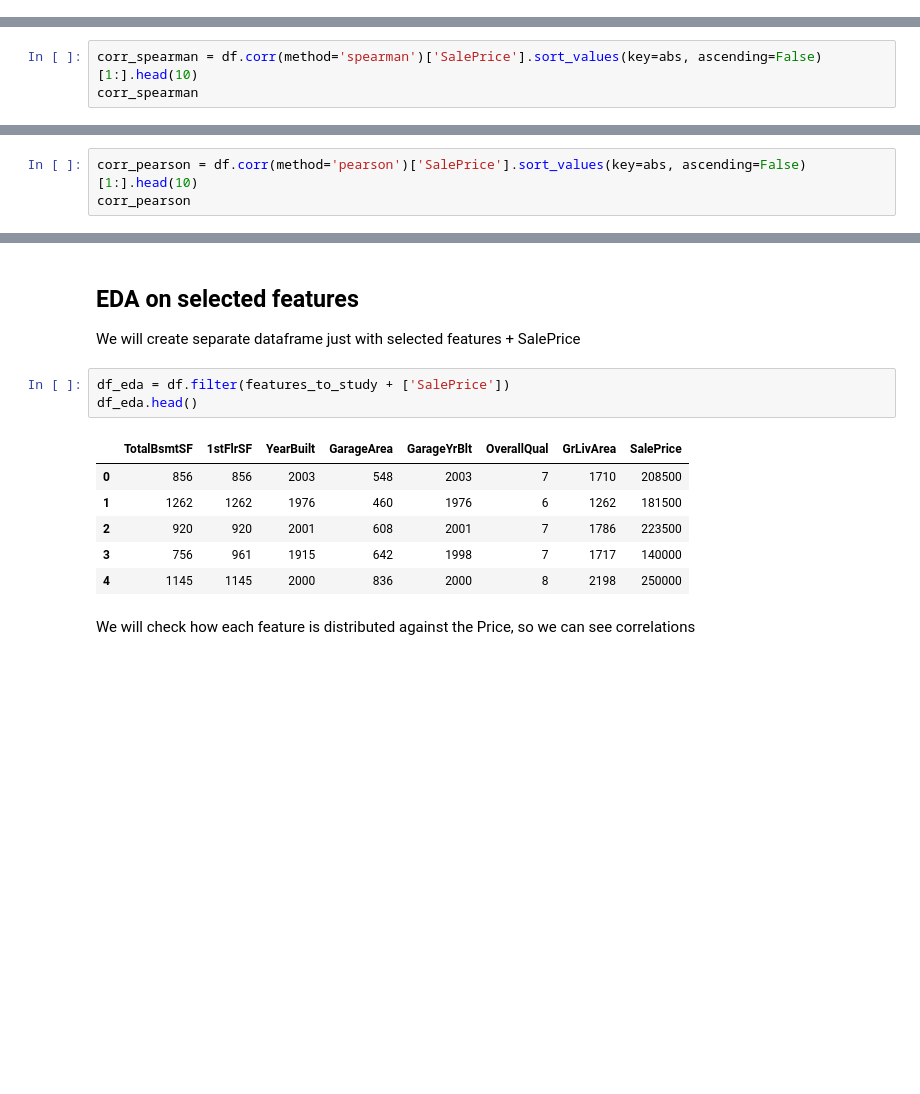
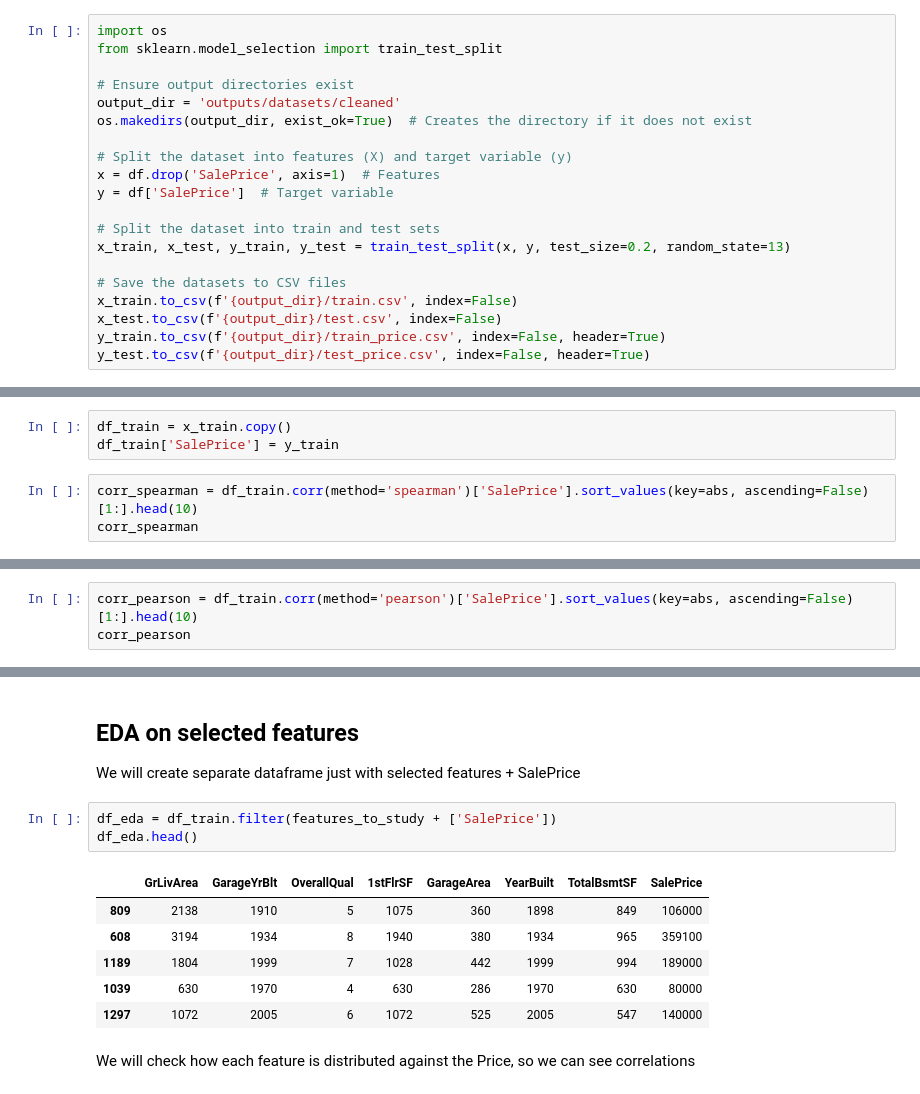
Before and after one commit to Tomosius/heritage_houses_p5, a Jupyter notebook: jupyter_notebooks/03_Data_Cleaning.ipynb, the cells around one changed output, grey strips where cells are left out. Drawn from its saved outputs; the diff is of its cells as text; blank space fills up the shorter version.

```diff
--- a/jupyter_notebooks/03_Data_Cleaning.ipynb
+++ b/jupyter_notebooks/03_Data_Cleaning.ipynb
@@ -142,8 +143,31 @@ df = pd.read_csv('inputs/datasets/cleaning/clean_finished.csv')
+# %%
+import os
+from sklearn.model_selection import train_test_split
+
+# Ensure output directories exist
+output_dir = 'outputs/datasets/cleaned'
+os.makedirs(output_dir, exist_ok=True)  # Creates the directory if it does not exist
+
+# Split the dataset into features (X) and target variable (y)
+x = df.drop('SalePrice', axis=1)  # Features
+y = df['SalePrice']  # Target variable
+
+# Split the dataset into train and test sets
+x_train, x_test, y_train, y_test = train_test_split(x, y, test_size=0.2, random_state=13)
+
+# Save the datasets to CSV files
+x_train.to_csv(f'{output_dir}/train.csv', index=False)
+x_test.to_csv(f'{output_dir}/test.csv', index=False)
+y_train.to_csv(f'{output_dir}/train_price.csv', index=False, header=True)
+y_test.to_csv(f'{output_dir}/test_price.csv', index=False, header=True)
 # %% [markdown]
 ## Correlation Study
 
 We will explore correlation (pearson and spearman methods) of Sales Price and all the rest features, sort values by absolute value and see most correlated features
+# %%
+df_train = x_train.copy()
+df_train['SalePrice'] = y_train
 # %%
-corr_spearman = df.corr(method='spearman')['SalePrice'].sort_values(key=abs, ascending=False)[1:].head(10)
+corr_spearman = df_train.corr(method='spearman')['SalePrice'].sort_values(key=abs, ascending=False)[1:].head(10)
 corr_spearman
 # %% [output]
@@ -160,5 +184,5 @@ OpenPorchSF     0.477561
 Name: SalePrice, dtype: float64
 # %%
-corr_pearson = df.corr(method='pearson')['SalePrice'].sort_values(key=abs, ascending=False)[1:].head(10)
+corr_pearson = df_train.corr(method='pearson')['SalePrice'].sort_values(key=abs, ascending=False)[1:].head(10)
 corr_pearson
 # %% [output]
@@ -201,15 +225,15 @@ We have a list of features we will be investigating:
 
 We will create separate dataframe just with selected features + SalePrice
 # %%
-df_eda = df.filter(features_to_study + ['SalePrice'])
+df_eda = df_train.filter(features_to_study + ['SalePrice'])
 df_eda.head()
 # %% [output]
-|  | TotalBsmtSF | 1stFlrSF | YearBuilt | GarageArea | GarageYrBlt | OverallQual | GrLivArea | SalePrice |
-| 0 | 856 | 856 | 2003 | 548 | 2003 | 7 | 1710 | 208500 |
-| 1 | 1262 | 1262 | 1976 | 460 | 1976 | 6 | 1262 | 181500 |
-| 2 | 920 | 920 | 2001 | 608 | 2001 | 7 | 1786 | 223500 |
-| 3 | 756 | 961 | 1915 | 642 | 1998 | 7 | 1717 | 140000 |
-| 4 | 1145 | 1145 | 2000 | 836 | 2000 | 8 | 2198 | 250000 |
+|  | GrLivArea | GarageYrBlt | OverallQual | 1stFlrSF | GarageArea | YearBuilt | TotalBsmtSF | SalePrice |
+| 809 | 2138 | 1910 | 5 | 1075 | 360 | 1898 | 849 | 106000 |
+| 608 | 3194 | 1934 | 8 | 1940 | 380 | 1934 | 965 | 359100 |
+| 1189 | 1804 | 1999 | 7 | 1028 | 442 | 1999 | 994 | 189000 |
+| 1039 | 630 | 1970 | 4 | 630 | 286 | 1970 | 630 | 80000 |
+| 1297 | 1072 | 2005 | 6 | 1072 | 525 | 2005 | 547 | 140000 |
 # %% [markdown]
 We will check how each feature is distributed against the Price, so we can see correlations
 # %%
```
Also changed, not shown: parts of 6 cells of this notebook, 6 other files.
